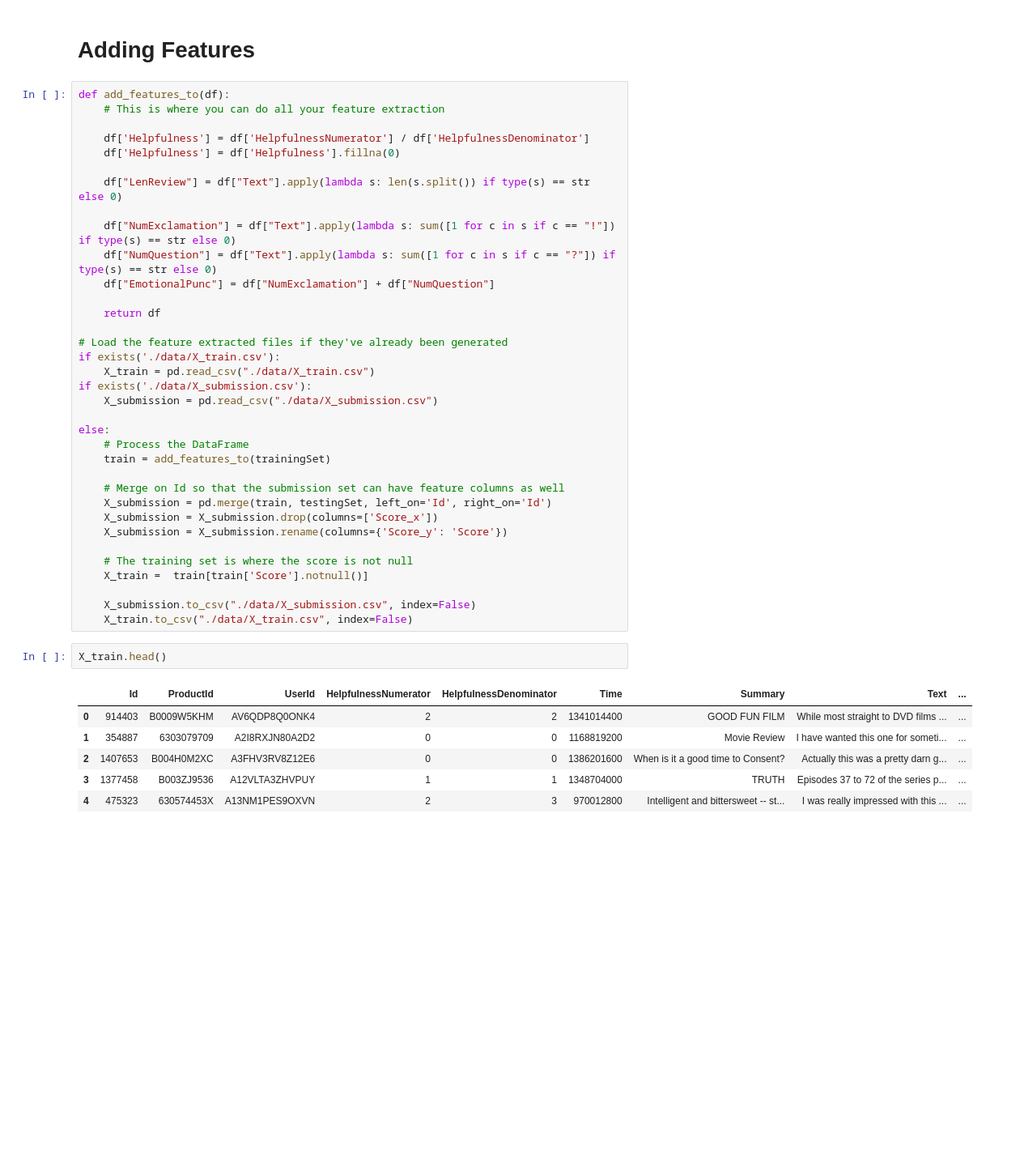
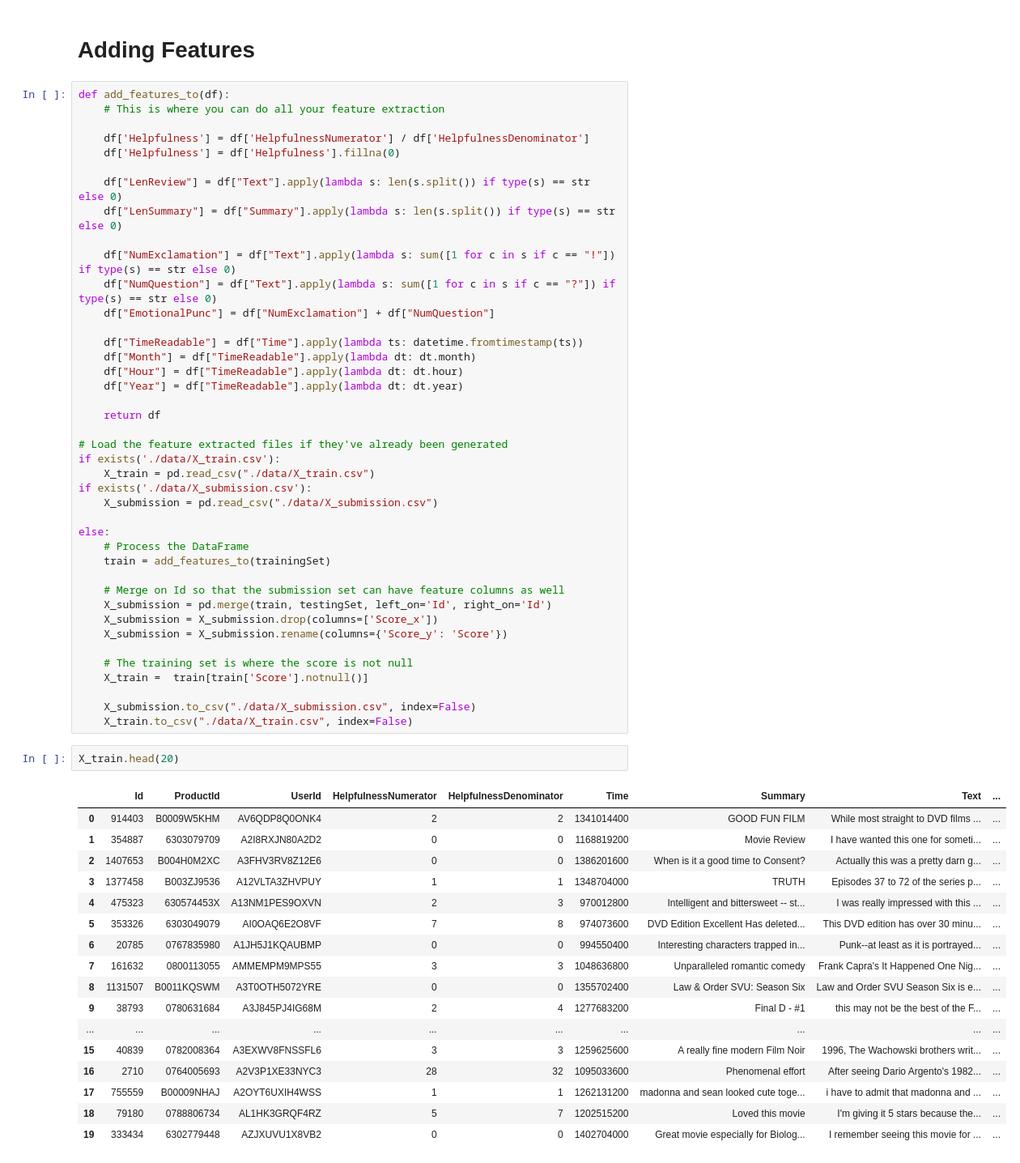
Before and after one commit to SeanRMcC/mccartys-midterm, a Jupyter notebook: starter_code.ipynb, the cells around one changed output. Shown at 81% size. Cells and saved outputs as stored; diff of their text form; blank space fills up the shorter version.

```diff
--- a/starter_code.ipynb
+++ b/starter_code.ipynb
@@ -65,10 +66,16 @@ def add_features_to(df):
     df['Helpfulness'] = df['Helpfulness'].fillna(0)
 
     df["LenReview"] = df["Text"].apply(lambda s: len(s.split()) if type(s) == str else 0)
+    df["LenSummary"] = df["Summary"].apply(lambda s: len(s.split()) if type(s) == str else 0)
 
     df["NumExclamation"] = df["Text"].apply(lambda s: sum([1 for c in s if c == "!"]) if type(s) == str else 0)
     df["NumQuestion"] = df["Text"].apply(lambda s: sum([1 for c in s if c == "?"]) if type(s) == str else 0)
     df["EmotionalPunc"] = df["NumExclamation"] + df["NumQuestion"]
+
+    df["TimeReadable"] = df["Time"].apply(lambda ts: datetime.fromtimestamp(ts))
+    df["Month"] = df["TimeReadable"].apply(lambda dt: dt.month)
+    df["Hour"] = df["TimeReadable"].apply(lambda dt: dt.hour)
+    df["Year"] = df["TimeReadable"].apply(lambda dt: dt.year)
 
     return df
 
@@ -93,11 +100,22 @@ else:
     X_submission.to_csv("./data/X_submission.csv", index=False)
     X_train.to_csv("./data/X_train.csv", index=False)
 # %%
-X_train.head()
+X_train.head(20)
 # %% [output]
 |  | Id | ProductId | UserId | HelpfulnessNumerator | HelpfulnessDenominator | Time | Summary | Text | ... |
 | 0 | 914403 | B0009W5KHM | AV6QDP8Q0ONK4 | 2 | 2 | 1341014400 | GOOD FUN FILM | While most straight to DVD films ... | ... |
 | 1 | 354887 | 6303079709 | A2I8RXJN80A2D2 | 0 | 0 | 1168819200 | Movie Review | I have wanted this one for someti... | ... |
 | 2 | 1407653 | B004H0M2XC | A3FHV3RV8Z12E6 | 0 | 0 | 1386201600 | When is it a good time to Consent? | Actually this was a pretty darn g... | ... |
 | 3 | 1377458 | B003ZJ9536 | A12VLTA3ZHVPUY | 1 | 1 | 1348704000 | TRUTH | Episodes 37 to 72 of the series p... | ... |
 | 4 | 475323 | 630574453X | A13NM1PES9OXVN | 2 | 3 | 970012800 | Intelligent and bittersweet -- st... | I was really impressed with this ... | ... |
+| 5 | 353326 | 6303049079 | AI0OAQ6E2O8VF | 7 | 8 | 974073600 | DVD Edition Excellent Has deleted... | This DVD edition has over 30 minu... | ... |
+| 6 | 20785 | 0767835980 | A1JH5J1KQAUBMP | 0 | 0 | 994550400 | Interesting characters trapped in... | Punk--at least as it is portrayed... | ... |
+| 7 | 161632 | 0800113055 | AMMEMPM9MPS55 | 3 | 3 | 1048636800 | Unparalleled romantic comedy | Frank Capra's It Happened One Nig... | ... |
+| 8 | 1131507 | B0011KQSWM | A3T0OTH5072YRE | 0 | 0 | 1355702400 | Law & Order SVU: Season Six | Law and Order SVU Season Six is e... | ... |
+| 9 | 38793 | 0780631684 | A3J845PJ4IG68M | 2 | 4 | 1277683200 | Final D - #1 | this may not be the best of the F... | ... |
+| ... | ... | ... | ... | ... | ... | ... | ... | ... | ... |
+| 15 | 40839 | 0782008364 | A3EXWV8FNSSFL6 | 3 | 3 | 1259625600 | A really fine modern Film Noir | 1996, The Wachowski brothers writ... | ... |
+| 16 | 2710 | 0764005693 | A2V3P1XE33NYC3 | 28 | 32 | 1095033600 | Phenomenal effort | After seeing Dario Argento's 1982... | ... |
+| 17 | 755559 | B00009NHAJ | A2OYT6UXIH4WSS | 1 | 1 | 1262131200 | madonna and sean looked cute toge... | i have to admit that madonna and ... | ... |
+| 18 | 79180 | 0788806734 | AL1HK3GRQF4RZ | 5 | 7 | 1202515200 | Loved this movie | I'm giving it 5 stars because the... | ... |
+| 19 | 333434 | 6302779448 | AZJXUVU1X8VB2 | 0 | 0 | 1402704000 | Great movie especially for Biolog... | I remember seeing this movie for ... | ... |
```
Also changed, not shown: parts of 8 cells of this notebook.
